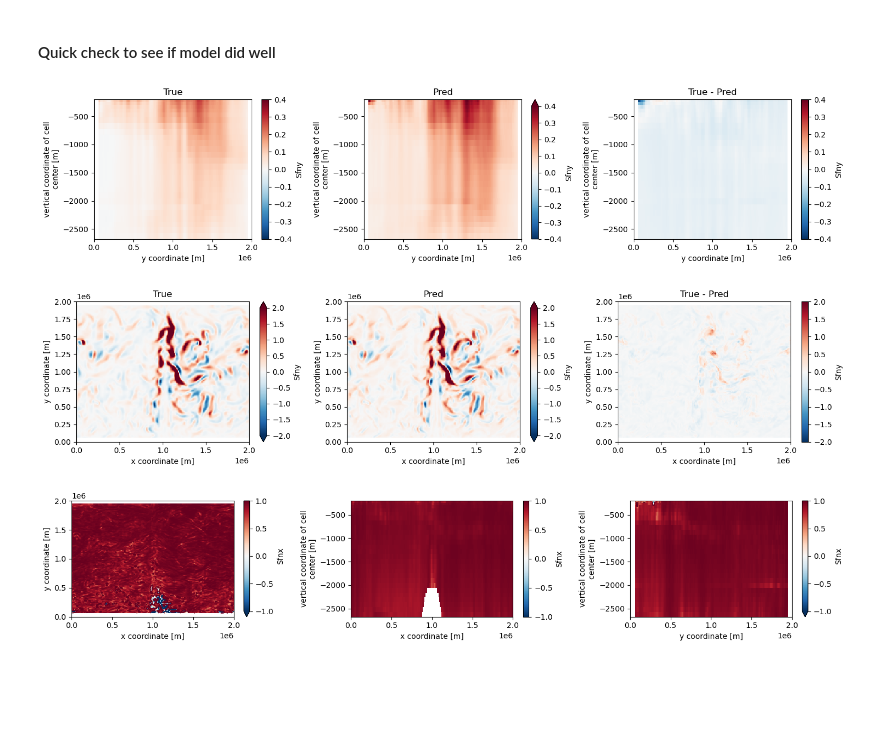
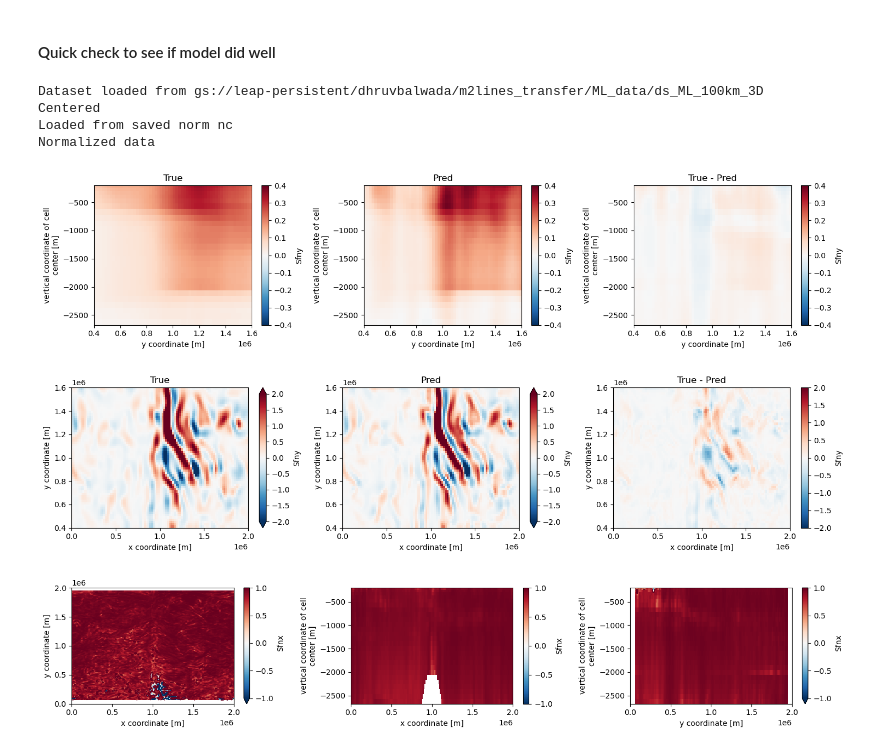
Before and after one commit to dhruvbalwada/mesoscale_buoyancy_param_ML, a Jupyter notebook: train_models/train_point_model_first_grad.ipynb, the cells around one changed output. Drawn from its saved outputs; the diff is of its cells as text; code cells hidden in the pictures; blank space fills up the shorter version.

Commit message:
classes for a few things added

```diff
--- a/train_models/train_point_model_first_grad.ipynb
+++ b/train_models/train_point_model_first_grad.ipynb
@@ -234,0 +75,4 @@ plt.savefig('figures/'+Lsel+'km'+'/loss_curve.png')
+# %%
+regress_sys = ML_classes.RegressionSystem(ANN_model)
+# %%
+regress_sys.train_system(ML_data, 51)
@@ -300,46 +108,58 @@ ds_layers.to_netcdf('ann_params_'+Lsel+'km'+'_'+str(bias)+'.nc', mode='w')
 # %% [markdown]
 #### Quick check to see if model did well
+# %%
+ML_data_full = datasets.MITgcm_transformer(fname, Lint,
+                                      input_channels=['U_x', 'U_y',
+                                                      'V_x', 'V_y',
+                                                      'Sx', 'Sy'])
+ML_data_full.convert_normed();
+# %% [output]
+Dataset loaded from gs://leap-persistent/dhruvbalwada/m2lines_transfer/ML_data/ds_ML_100km_3D
+Centered
+Loaded from saved norm nc
+Normalized data
 # %%
 # Inference step
 # y_pred = model.apply(params, X_test)
 
-ds_test_full_no_edge = ds_test_full.where(ds_mask>0.999999).sel(Z=slice(-200, -2700))
+ds_test_full_no_edge = ML_data_full.ML_dataset_norm
 
 n_pred = 10
 
-y_pred = state.apply_fn(state.params, ds_test_full_no_edge.isel(time=slice(0,n_pred))[input_channels].to_array().transpose(...,'variable')) - y_pred_zero
+#y_pred = state.apply_fn(state.params, ds_test_full_no_edge.isel(time=slice(0,n_pred))[input_channels].to_array().transpose(...,'variable')) - y_pred_zero
+y_pred = regress_sys.pred(ds_test_full_no_edge.isel(time=slice(0,n_pred))[ML_data_full.input_channels].to_array().transpose(...,'variable'))
 
-dims = ds_test_full_no_edge.isel(time=slice(0,n_pred))[output_channels].to_array().transpose(...,'variable').dims
-coords = ds_test_full_no_edge.isel(time=slice(0,n_pred))[output_channels].to_array().transpose(...,'variable').coords
+dims = ds_test_full_no_edge.isel(time=slice(0,n_pred))[ML_data_full.output_channels].to_array().transpose(...,'variable').dims
+coords = ds_test_full_no_edge.isel(time=slice(0,n_pred))[ML_data_full.output_channels].to_array().transpose(...,'variable').coords
 
 ds_pred = xr.DataArray( y_pred, dims=dims, coords=coords).to_dataset(dim='variable')
 # %%
 plt.figure(figsize=(15, 3.5))
 
 plt.subplot(131)
-ds_test_full_no_edge.Sfny.mean(['time', 'XC']).plot(vmin=-0.4, vmax=0.4, cmap='RdBu_r')
+ML_data_full.ML_dataset_norm.Sfny.mean(['time', 'XC']).plot(vmin=-0.4, vmax=0.4, cmap='RdBu_r')
 plt.title('True')
 
 plt.subplot(132)
 ds_pred.Sfny.mean(['time', 'XC']).plot(vmin=-0.4, vmax=0.4, cmap='RdBu_r')
 plt.title('Pred')
 
 plt.subplot(133)
-(ds_test_full_no_edge-ds_pred).Sfny.mean(['time', 'XC']).plot(vmin=-0.4, vmax=0.4, cmap='RdBu_r')
+(ML_data_full.ML_dataset_norm-ds_pred).Sfny.mean(['time', 'XC']).plot(vmin=-0.4, vmax=0.4, cmap='RdBu_r')
 plt.title('True - Pred')
 
 
 plt.tight_layout()
 
-plt.savefig('figures/'+Lsel+'km'+'/zonal_avg'+'_'+str(bias)+'.png')
+#plt.savefig('figures/'+Lsel+'km'+'/zonal_avg'+'_'+str(bias)+'.png')
 # %% [output]
-[figure, old version]
+[figure, new version]
 # %%
 plt.figure(figsize=(15, 3.5))
 zlev=-15
 vlevs = 2.
 plt.subplot(131)
-ds_test_full_no_edge.Sfny.isel(time=0, Z=zlev).plot(vmin=-vlevs, vmax=vlevs, cmap='RdBu_r')
+ML_data_full.ML_dataset_norm.Sfny.isel(time=0, Z=zlev).plot(vmin=-vlevs, vmax=vlevs, cmap='RdBu_r')
 plt.title('True')
 
 plt.subplot(132)
@@ -347,14 +167,14 @@ ds_pred.Sfny.isel(time=0, Z=zlev).plot(vmin=-vlevs)
 plt.title('Pred')
 
 plt.subplot(133)
-(ds_test_full_no_edge-ds_pred).Sfny.isel(time=0, Z=zlev).plot(vmin=-vlevs)
+(ML_data_full.ML_dataset_norm-ds_pred).Sfny.isel(time=0, Z=zlev).plot(vmin=-vlevs)
 plt.title('True - Pred')
 
 
 plt.tight_layout()
-plt.savefig('figures/'+Lsel+'km'+'/XY_section'+'_'+str(bias)+'.png')
+#plt.savefig('figures/'+Lsel+'km'+'/XY_section'+'_'+str(bias)+'.png')
 # %% [output]
-[figure, old version]
+[figure, new version]
 # %%
 R2_XY = hf.R2(ds_test_full_no_edge, ds_pred, 'Sfnx', ['time','Z'])
 R2_XZ = hf.R2(ds_test_full_no_edge, ds_pred, 'Sfnx', ['time','YC'])
```
Also changed, not shown: parts of 55 cells of this notebook, 4 other files.
